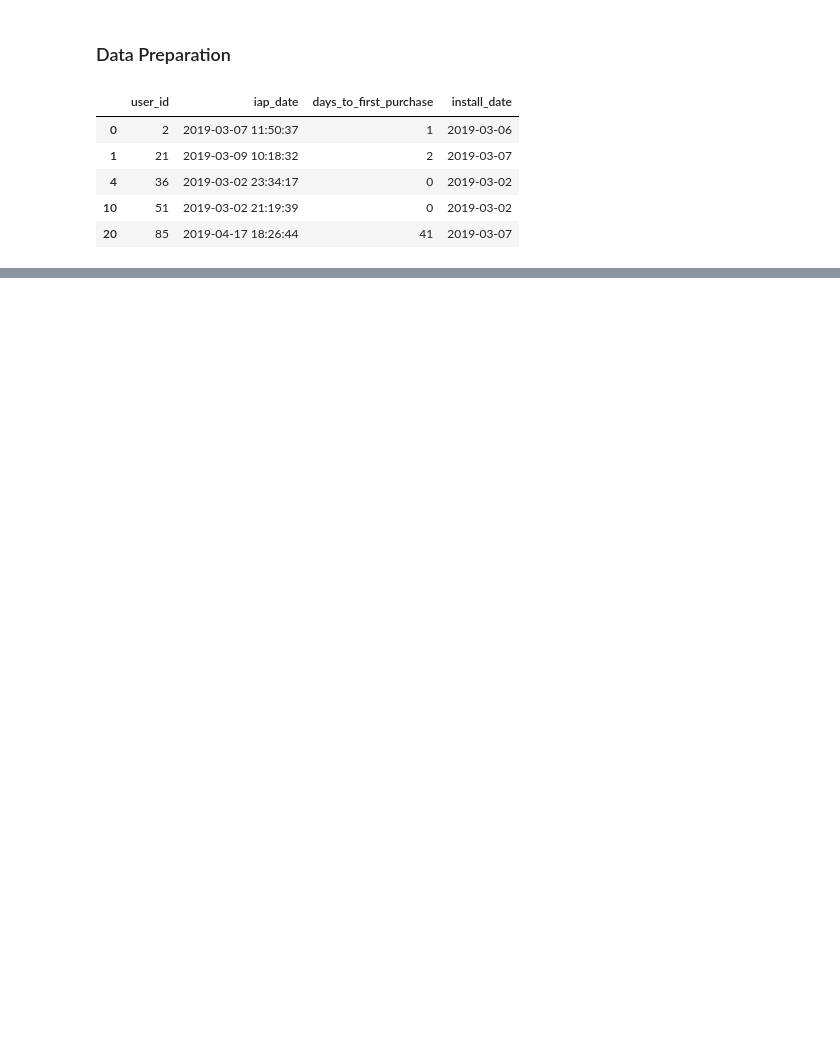
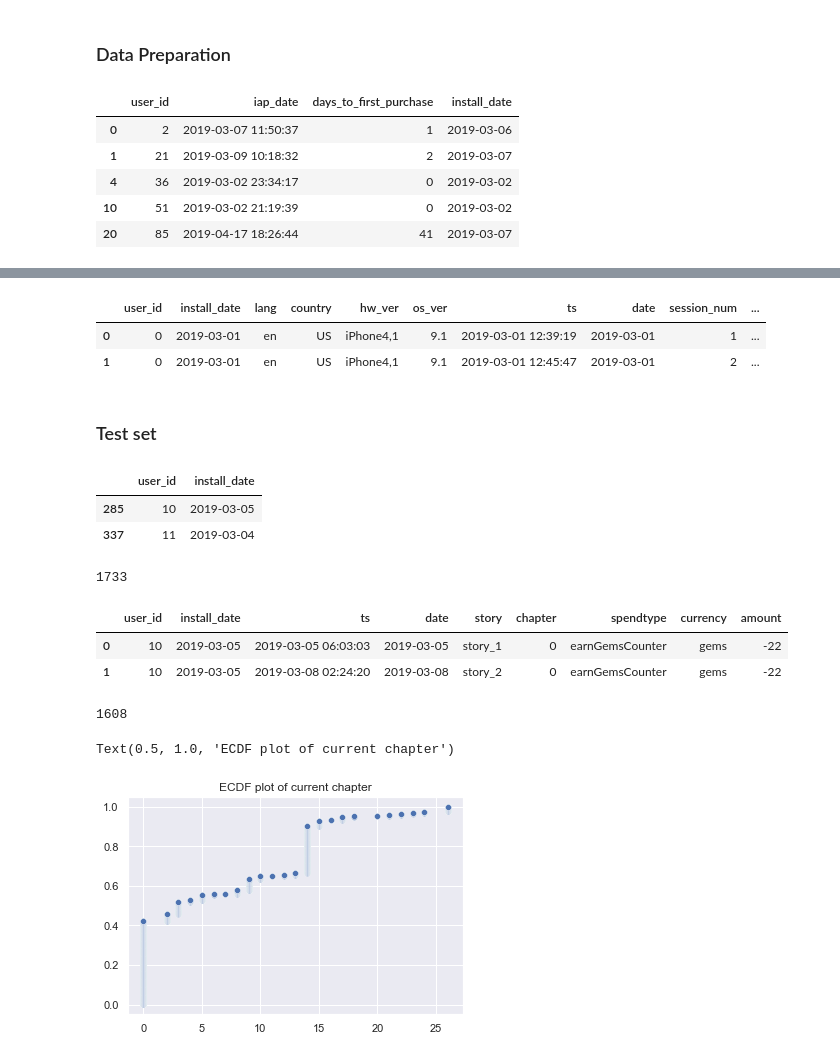
Before and after one commit to nghitrampham/data_assessments, a Jupyter notebook: pg_da_ds_homework/retention_model.ipynb, the cells around one changed output, grey strips where cells are left out. Drawn from its saved outputs; the diff is of its cells as text; code cells hidden in the pictures; blank space fills up the shorter version.

```diff
--- a/pg_da_ds_homework/retention_model.ipynb
+++ b/pg_da_ds_homework/retention_model.ipynb
@@ -81,0 +103,46 @@ sessions_df["ts"].max()
+# %%
+session_non_payer_df["most_recent_date"] = pd.to_datetime('2019-05-06')
+session_non_payer_df["days_to_most_recent"] = session_non_payer_df["most_recent_date"] - session_non_payer_df["date"]
+session_non_payer_df["days_to_most_recent"] = session_non_payer_df["days_to_most_recent"].dt.days
+session_non_payer_df.head(2)
+# %% [output]
+|  | user_id | install_date | lang | country | hw_ver | os_ver | ts | date | session_num | ... |
+| 0 | 0 | 2019-03-01 | en | US | iPhone4,1 | 9.1 | 2019-03-01 12:39:19 | 2019-03-01 | 1 | ... |
+| 1 | 0 | 2019-03-01 | en | US | iPhone4,1 | 9.1 | 2019-03-01 12:45:47 | 2019-03-01 | 2 | ... |
+# %% [markdown]
+### Test set
+# %%
+NPU_active_users = session_non_payer_df[session_non_payer_df["days_to_most_recent"] <= 10]
+NPU_active_users = NPU_active_users[["user_id", "install_date"]].drop_duplicates()
+NPU_active_users.head(2)
+# %% [output]
+|  | user_id | install_date |
+| 285 | 10 | 2019-03-05 |
+| 337 | 11 | 2019-03-04 |
+# %%
+NPU_active_users["user_id"].nunique()
+# %% [output]
+1733
+# %%
+### characteristics of churning users
+NPU_active_users_spending = pd.merge(NPU_active_users, spending_df, on="user_id")
+NPU_active_users_spending.head(2)
+# %% [output]
+|  | user_id | install_date | ts | date | story | chapter | spendtype | currency | amount |
+| 0 | 10 | 2019-03-05 | 2019-03-05 06:03:03 | 2019-03-05 | story_1 | 0 | earnGemsCounter | gems | -22 |
+| 1 | 10 | 2019-03-05 | 2019-03-08 02:24:20 | 2019-03-08 | story_2 | 0 | earnGemsCounter | gems | -22 |
+# %%
+NPU_active_users_spending["user_id"].nunique()
+# %% [output]
+1608
+# %%
+idx = NPU_active_users_spending.groupby("user_id")["chapter"].transform(max) == NPU_active_users_spending["chapter"]
+chapter_NPU = NPU_active_users_spending[idx]
+chapter_NPU = chapter_NPU[["user_id", "chapter"]].drop_duplicates()
+sns.set()
+x_ecdf, y_ecdf = ecdf(chapter_NPU["chapter"])
+sns.scatterplot(x=x_ecdf, y=y_ecdf)
+plt.title("ECDF plot of current chapter")
+# %% [output]
+Text(0.5, 1.0, 'ECDF plot of current chapter')
+[figure, added]
```
Also changed, not shown: parts of 30 cells of this notebook, 1 other file.
